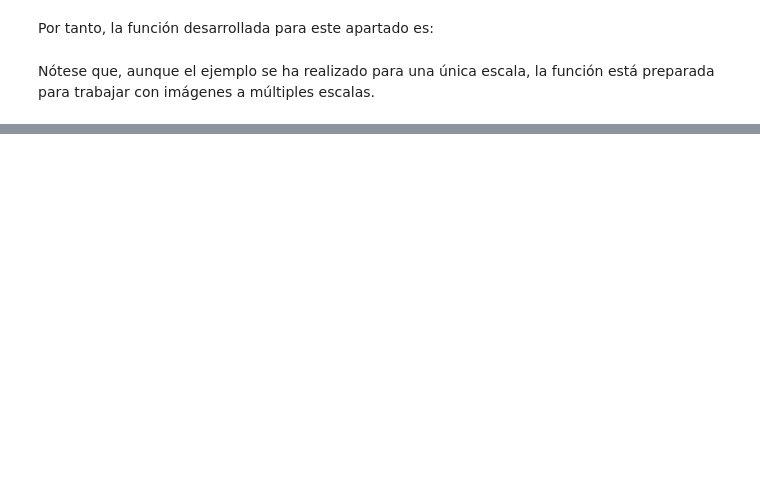
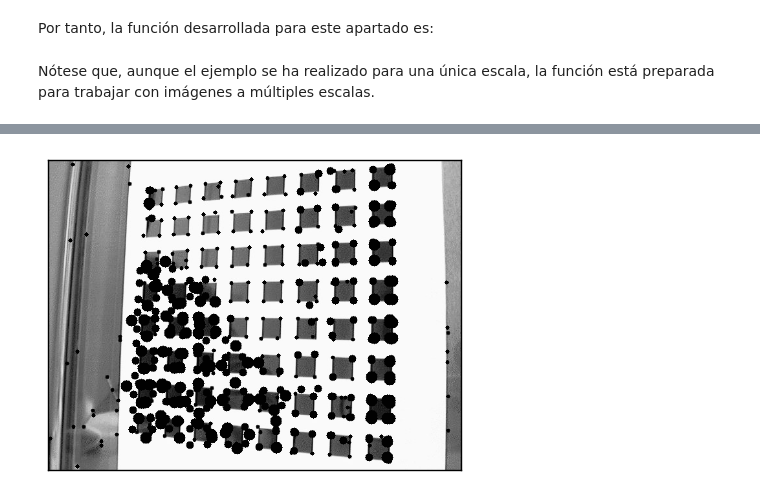
Before and after one commit to mgmacias95/Vision-por-Computador, a Jupyter notebook: P2/Visión por Computador - Práctica 2.ipynb, the cells around one changed output, grey strips where cells are left out. Cells and saved outputs as stored; diff of their text form; code cells hidden in the pictures; blank space fills up the shorter version.

```diff
--- a/P2/Visión por Computador - Práctica 2.ipynb
+++ b/P2/Visión por Computador - Práctica 2.ipynb
@@ -199,0 +212,16 @@ Nótese que, aunque el ejemplo se ha realizado para una única escala, la funci
+# %%
+# Función para refinar las esquinas sacadas en el apartado a con conrnerSubPix
+def refina_Harris(escalas, esquinas, scale=3):
+    ref_escalas = []
+    for i in range(len(escalas)):
+        float_esquinas = np.array(esquinas[i], dtype=np.float32)
+        cv2.cornerSubPix(image=escalas[i], corners=float_esquinas, winSize=(5,5), zeroZone=(-1,-1), \
+                        criteria=(cv2.TERM_CRITERIA_MAX_ITER | cv2.TERM_CRITERIA_COUNT, 10, 0.01))
+        ref_escalas.append(float_esquinas)
+
+    draw_circle_on_corners(img=escalas[0], esquinas=ref_escalas,scale=scale)
+    return ref_escalas
+
+esquinas_ref = refina_Harris(escalas=escalas, esquinas = best_harris, scale=3)
+# %% [output]
+[figure, added]
```
Also changed, not shown: parts of 6 cells of this notebook, 1 other file.
